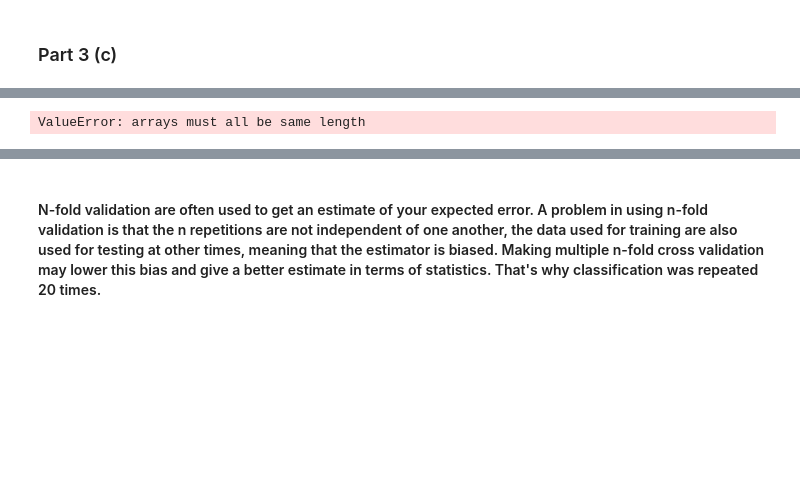
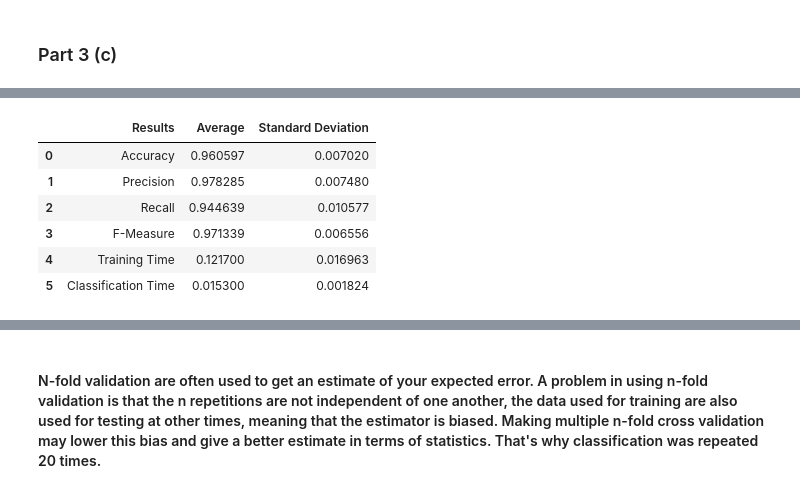
Before and after one commit to SyedaNoorJahaAzim/ECE-657A, a Jupyter notebook: Assignment 2/Assg 2-2.ipynb, the cells around one changed output, grey strips where cells are left out. Saved outputs shown, nothing was run; the diff lists cells and outputs as text; code cells hidden in the pictures; blank space fills up the shorter version.

```diff
--- a/Assignment 2/Assg 2-2.ipynb
+++ b/Assignment 2/Assg 2-2.ipynb
@@ -407,36 +415,42 @@ acc_rfc_exp = list()
 pre_rfc_exp = list()
 recall_rfc_exp = list()
 fbeta_rfc_exp = list()
 training_time = list()
 clf_time = list()
 ratio = [0.4,0.5,0.6,0.7]
 for j in ratio:
     for i in range(20):
         X_train, X_test, y_train, y_test = train_test_split(X, y, test_size=j)
 
         t0=time.time()
         rfc_exp.fit(X_train, y_train)
         training_time.append(round(time.time()-t0, 3))
 
         t1=time.time()
         y_pred = rfc_exp.predict(X_test)
         clf_time.append(round(time.time()-t1, 3))
 
         acc_rfc_exp.append(metrics.accuracy_score(y_test,y_pred))
         pre_rfc_exp.append(precision_score(y_test,y_pred))
         recall_rfc_exp.append(recall_score(y_test,y_pred))
         fbeta_rfc_exp.append(fbeta_score(y_test,y_pred, beta=0.5))
 
 col={'Accuracy': acc_rfc_exp, 'Precision': pre_rfc_exp, 'Recall': recall_rfc_exp, 'F-Measure': fbeta_rfc_exp, "Training time": training_time, "Classification time": clf_time}
 df = pd.DataFrame(data=col)
-mean = [df['Accuracy'].mean(), df['Precision'].mean(), df['Recall'].mean(), df['F-Measure'].mean()]
-std = [df['Accuracy'].std(), df['Precision'].std(), df['Recall'].std(), df['F-Measure'].std()]
+mean = [df['Accuracy'].mean(), df['Precision'].mean(), df['Recall'].mean(), df['F-Measure'].mean(), df['Training time'].mean(), df['Classification time'].mean()]
+std = [df['Accuracy'].std(), df['Precision'].std(), df['Recall'].std(), df['F-Measure'].std(), df['Training time'].std(), df['Classification time'].std()]
 report = ['Accuracy', 'Precision', 'Recall', 'F-Measure', 'Training Time', 'Classification Time']
 cols = {'Results': report, 'Average': mean, 'Standard Deviation': std}
 result = pd.DataFrame(data=cols)
 result
 # %% [output]
-ValueError: arrays must all be same length
+|  | Results | Average | Standard Deviation |
+| 0 | Accuracy | 0.960597 | 0.007020 |
+| 1 | Precision | 0.978285 | 0.007480 |
+| 2 | Recall | 0.944639 | 0.010577 |
+| 3 | F-Measure | 0.971339 | 0.006556 |
+| 4 | Training Time | 0.121700 | 0.016963 |
+| 5 | Classification Time | 0.015300 | 0.001824 |
 # %%
 # Results for Improved Classifiers
 # MLP
```
Also changed, not shown: parts of 8 cells of this notebook.
